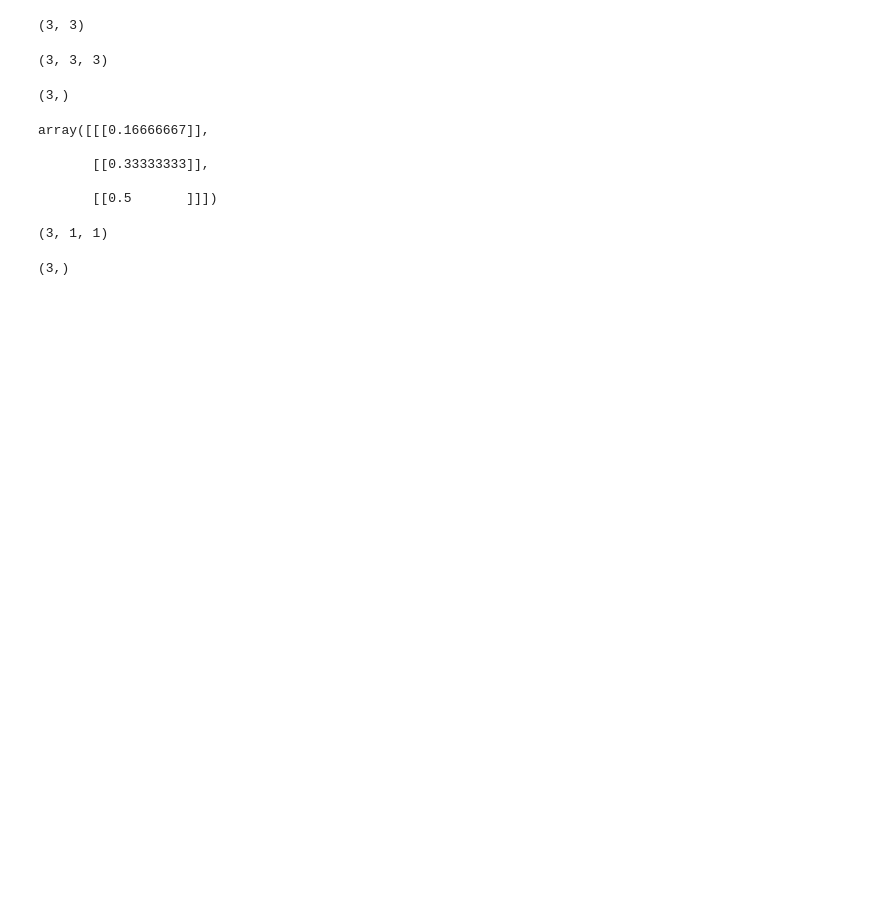
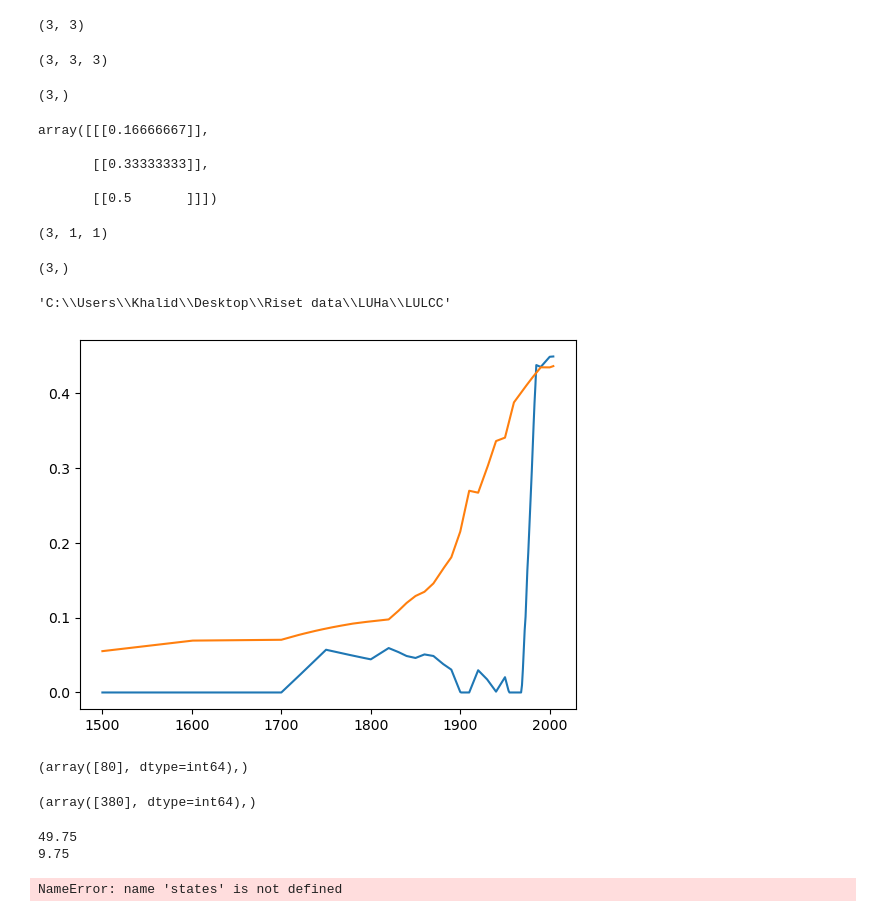
Before and after one commit to lucemission/LULCC, a Jupyter notebook: EDA.ipynb, the cells around one changed output. Drawn from its saved outputs; the diff is of its cells as text; code cells hidden in the pictures; blank space fills up the shorter version.

```diff
--- a/EDA.ipynb
+++ b/EDA.ipynb
@@ -769,3 +787,76 @@ b_new.shape
 for filename in os.listdir("../../latihan")
 lat = re.search('lat(.+?)lon', filename).group(1)
 lon = re.search('lon(.+?)\.lu', filename).group(1)
+# %%
+os.getcwd()
+# %% [output]
+'C:\\Users\\Khalid\\Desktop\\Riset data\\LUHa\\LULCC'
+# %%
+start_year=1500
+duration = 504
+data_path = "../data/1500-2004/"
+years = np.linspace(0, duration, duration+1, dtype=int)
+
+def readStates(start_year, duration, data_path, years):
+    states_path    = f"{data_path}/updated_states"
+    simulated_years = start_year + years
+    for year in simulated_years:
+        if year == start_year:
+            initial_virgin = np.loadtxt(f'{states_path}/gothr.{year}.txt')
+            initial_sec    = np.loadtxt(f'{states_path}/gsecd.{year}.txt')
+            initial_pasture= np.loadtxt(f'{states_path}/gpast.{year}.txt')
+            initial_crop   = np.loadtxt(f'{states_path}/gcrop.{year}.txt')
+            states = np.array([[initial_virgin, initial_sec, initial_pasture, initial_crop]])
+        else:
+            virgin = np.loadtxt(f'{states_path}/gothr.{year}.txt')
+            sec    = np.loadtxt(f'{states_path}/gsecd.{year}.txt')
+            pasture= np.loadtxt(f'{states_path}/gpast.{year}.txt')
+            crop   = np.loadtxt(f'{states_path}/gcrop.{year}.txt')
+            append_states = np.array([[virgin, sec, pasture, crop]])
+            states = np.append(states,append_states, axis=0)
+    return states
+# %%
+states = readStates(start_year, duration, data_path, years)
+# %%
+plt.plot(1500+years, np.squeeze(states[:,1,80,379]))
+plt.plot(1500+years, np.squeeze(states[:,2,80,379]))
+plt.plot(1500+years, np.squeeze(states[:,3,80,379]))
+plt.plot(1500+years, np.squeeze(states[:,4,80,379]))
+plt.show()
+# %% [output]
+[figure, added]
+# %%
+np.where(lat_coordinates == 49.75)
+# %% [output]
+(array([80], dtype=int64),)
+# %%
+np.where(lon_coordinates == 10.25)
+# %% [output]
+(array([380], dtype=int64),)
+# %%
+print(lat_coordinates[80])
+print(lon_coordinates[379])
+# %% [output]
+49.75
+9.75
+# %%
+carbon5025_975 = pd.DataFrame(states[201:,1,79,379])
+carbon5025_975.set_index(years[201:], inplace=True)
+carbon5025_975.columns = ['50.25 , 9.75']
+
+carbon5025_1025 = pd.DataFrame(states[201:,1,79,380])
+carbon5025_1025.set_index(years[201:], inplace=True)
+carbon5025_1025.columns = ['50.25 , 10.25']
+
+carbon4975_975 = pd.DataFrame(states[201:,1,80,379])
+carbon4975_975.set_index(years[201:], inplace=True)
+carbon4975_975.columns = ['49.75 , 9.75']
+
+carbon4975_1025 = pd.DataFrame(states[201:,1,80,380])
+carbon4975_1025.set_index(years[201:], inplace=True)
+carbon4975_1025.columns = ['49.75 , 10.25']
+
+carbon = pd.concat([carbon5025_975, carbon5025_1025, carbon4975_975, carbon4975_1025], axis=1)
+carbon[(carbon.iloc[:,0] == 0) | (carbon.iloc[:,1] == 0) | (carbon.iloc[:,2] == 0) | (carbon.iloc[:,3] == 0)]
+# %% [output]
+NameError: name 'states' is not defined
```
Also changed, not shown: parts of 7 cells of this notebook, 10 other files.
